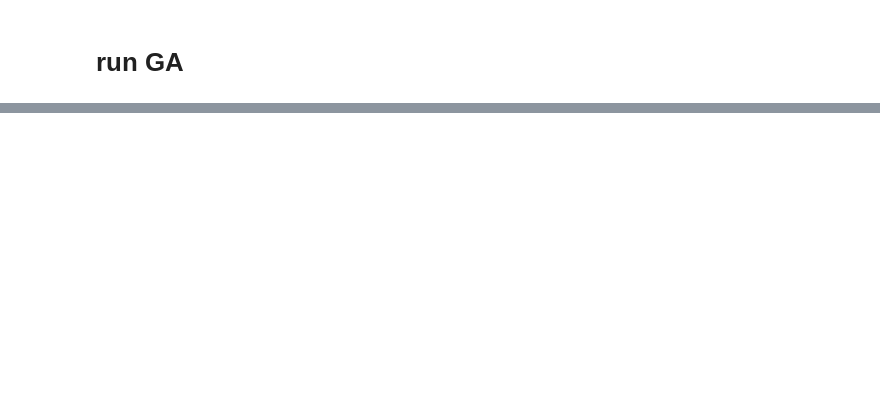
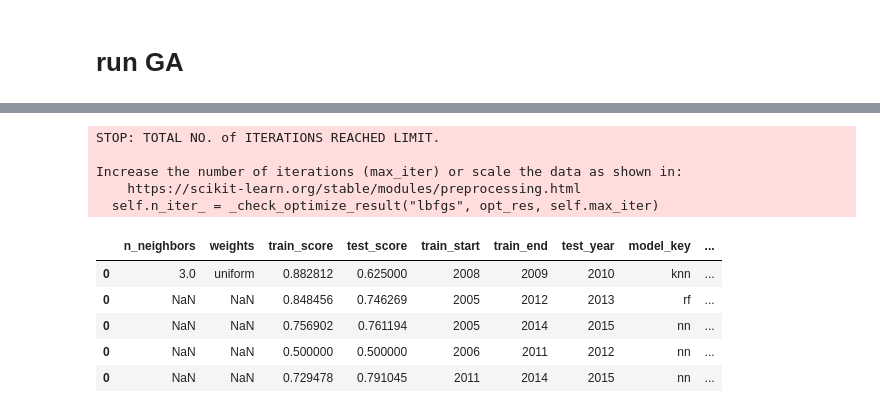
Before and after one commit to vab10266/march_madness_24, a Jupyter notebook: src/test_ga.ipynb, the cells around one changed output, grey strips where cells are left out. Saved outputs shown, nothing was run; the diff lists cells and outputs as text; code cells hidden in the pictures; blank space fills up the shorter version.

```diff
--- a/src/test_ga.ipynb
+++ b/src/test_ga.ipynb
@@ -154,3 +163,6 @@ mean_fits = np.zeros((1))
+# %%
+# pop = init_pop.copy()
+pop = np.random.binomial(1, 0.5, init_pop.shape)
 # %%
 num_elites = 1
 emph = 0.75
@@ -203,0 +436,64 @@ fitness(pop, test_set).mean()
+# %%
+rand_forest_hps = {
+    "max_depth": [7 + i for i in range(6)] + [None],
+    "min_samples_split": [2, 4],
+    "min_samples_leaf": [1, 2],
+}
+neural_net_hps = {
+    "activation": ["relu"],
+    "solver": ["lbfgs"],
+    "max_iter": [3000],
+    "hidden_layer_sizes": [30 + i for i in range(30)],
+    "early_stopping": [True]
+}
+knn_hps = {
+    "n_neighbors": [10 + i for i in range(10)],
+    "weights": ["distance"]
+}
+
+# all_model_results = None
+for i in trange(1000):
+    lookback = np.random.choice([i+1 for i in range(10)])
+    test_years = [2023 - i for i in range(19-lookback)]
+    test_years.remove(2020)
+    test_year = np.random.choice(test_years)
+    if test_year > 2020:
+        train_start = test_year - (lookback+1)
+    elif test_year < 2020:
+        train_start = test_year - lookback
+    else:
+        continue
+    train_end = test_year - 1
+    # print(lookback, train_start, train_end, test_year)
+    model_key = np.random.choice(["rf", "knn", "nn"], p=[0, 0, 1])
+    model = {"rf": RandomForestClassifier, "knn": KNeighborsClassifier, "nn": MLPClassifier}[model_key]
+    hp_dict = {"rf": rand_forest_hps, "knn": knn_hps, "nn": neural_net_hps}[model_key]
+
+    params = {}
+    for hp in hp_dict:
+        params[hp] = np.random.choice(hp_dict[hp])
+
+    # print(lookback, train_start, train_end, test_year, model(params))
+    train_score, test_score, _ = run_pipe(train_start, train_end, test_year, features, model=model, params=params)
+    results = params.copy()
+    results["train_score"] = train_score
+    results["test_score"] = test_score
+    results["train_start"] = train_start
+    results["train_end"] = train_end
+    results["test_year"] = test_year
+    results["model_key"] = model_key
+    # print(results)
+    all_model_results = pd.concat((all_model_results, pd.DataFrame(results, index=[0])), axis=0)
+all_model_results.head()
+# %% [output]
+STOP: TOTAL NO. of ITERATIONS REACHED LIMIT.
+
+Increase the number of iterations (max_iter) or scale the data as shown in:
+    https://scikit-learn.org/stable/modules/preprocessing.html
+  self.n_iter_ = _check_optimize_result("lbfgs", opt_res, self.max_iter)
+|  | n_neighbors | weights | train_score | test_score | train_start | train_end | test_year | model_key | ... |
+| 0 | 3.0 | uniform | 0.882812 | 0.625000 | 2008 | 2009 | 2010 | knn | ... |
+| 0 | NaN | NaN | 0.848456 | 0.746269 | 2005 | 2012 | 2013 | rf | ... |
+| 0 | NaN | NaN | 0.756902 | 0.761194 | 2005 | 2014 | 2015 | nn | ... |
+| 0 | NaN | NaN | 0.500000 | 0.500000 | 2006 | 2011 | 2012 | nn | ... |
+| 0 | NaN | NaN | 0.729478 | 0.791045 | 2011 | 2014 | 2015 | nn | ... |
```
Also changed, not shown: parts of 43 cells of this notebook, 10 other files.
